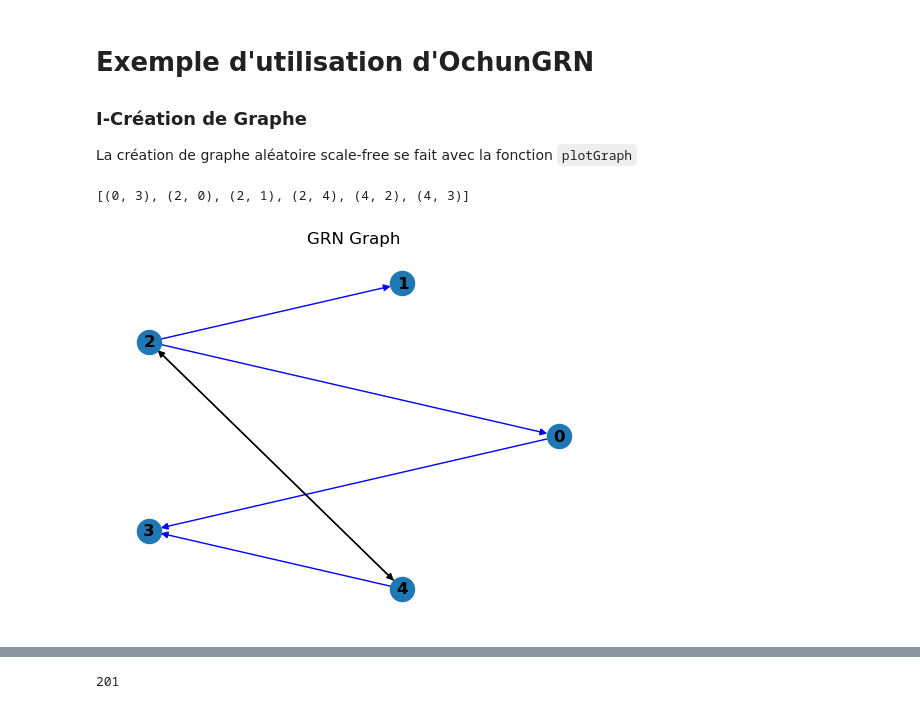
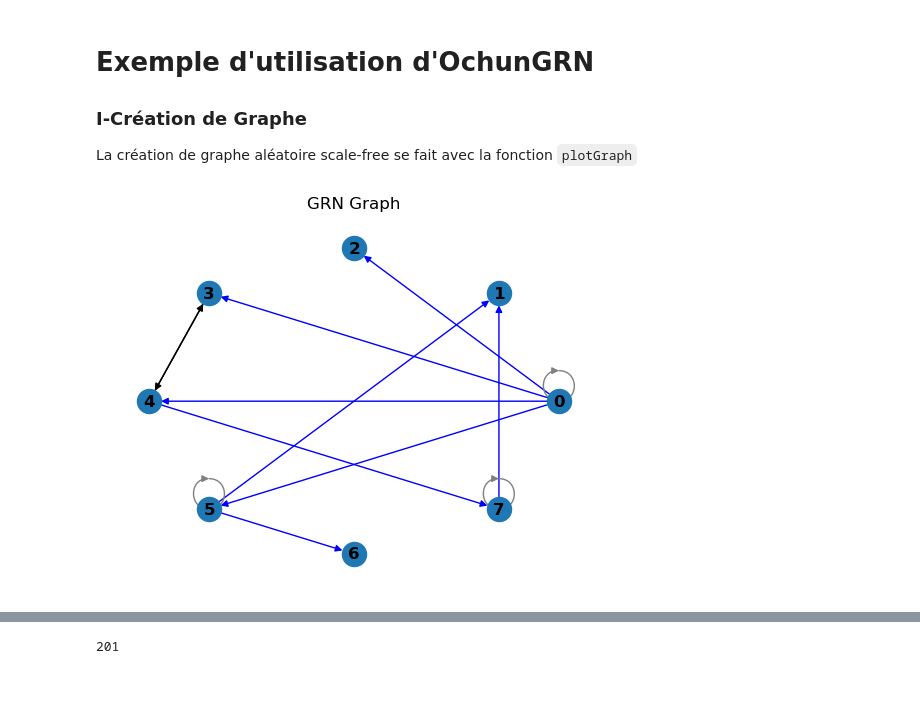
Before and after one commit to castlechild/GRNSimulation, a Jupyter notebook: exemple.ipynb, the cells around one changed output, grey strips where cells are left out. Saved outputs shown, nothing was run; the diff lists cells and outputs as text; code cells hidden in the pictures.

```diff
--- a/exemple.ipynb
+++ b/exemple.ipynb
@@ -7,12 +7,11 @@ import numpy as np
 import ochunGRN as oGRN
 import random as rd
 # %%
-GENESNB = 5
+GENESNB = 8
 test = oGRN.randomGrn(GENESNB, 0.2, 0.1)
 oGRN.plotGraph(test)
 # %% [output]
-[(0, 3), (2, 0), (2, 1), (2, 4), (4, 2), (4, 3)]
-[figure, old version]
+[figure, new version]
 # %%
 
 Coeff = oGRN.getCoefficient(GENESNB)
```
Also changed, not shown: parts of 12 cells of this notebook, 18 other files.
